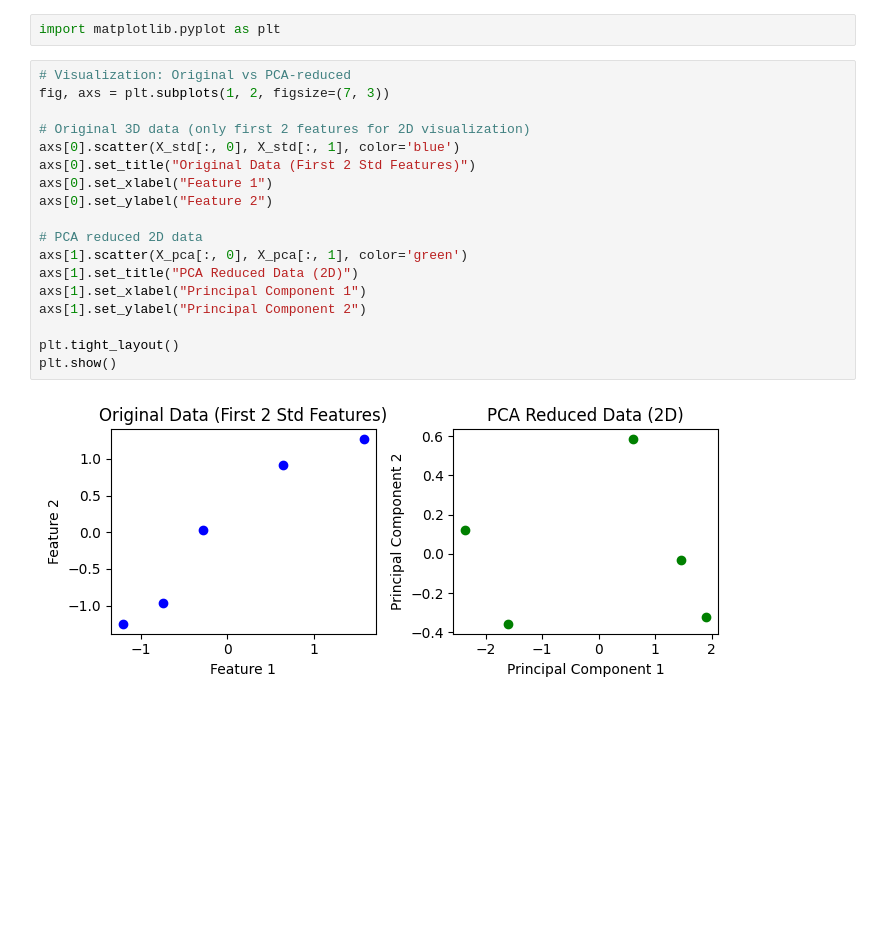
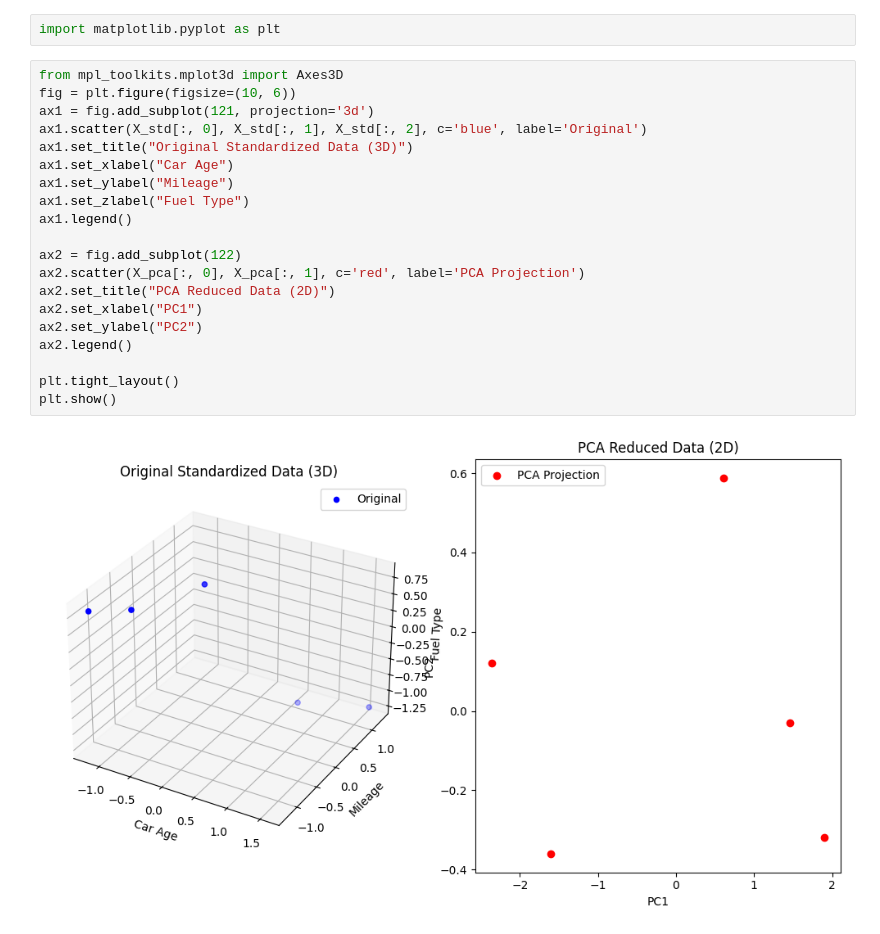
Before and after one commit to Aki-max-min/Car-Price-Prediction, a Jupyter notebook: pca.ipynb, the cells around one changed output. Cells and saved outputs as stored; diff of their text form; blank space fills up the shorter version.

```diff
--- a/pca.ipynb
+++ b/pca.ipynb
@@ -37,23 +37,25 @@ Reduced X (PCA):
  [ 0.60973371  0.58730873]]
 # %%
 import matplotlib.pyplot as plt
-# %%
-# Visualization: Original vs PCA-reduced
-fig, axs = plt.subplots(1, 2, figsize=(7, 3))
-
-# Original 3D data (only first 2 features for 2D visualization)
-axs[0].scatter(X_std[:, 0], X_std[:, 1], color='blue')
-axs[0].set_title("Original Data (First 2 Std Features)")
-axs[0].set_xlabel("Feature 1")
-axs[0].set_ylabel("Feature 2")
-
-# PCA reduced 2D data
-axs[1].scatter(X_pca[:, 0], X_pca[:, 1], color='green')
-axs[1].set_title("PCA Reduced Data (2D)")
-axs[1].set_xlabel("Principal Component 1")
-axs[1].set_ylabel("Principal Component 2")
-
-plt.tight_layout()
-plt.show()
-# %% [output]
-[figure, removed]
+# %%
+from mpl_toolkits.mplot3d import Axes3D
+fig = plt.figure(figsize=(10, 6))
+ax1 = fig.add_subplot(121, projection='3d')
+ax1.scatter(X_std[:, 0], X_std[:, 1], X_std[:, 2], c='blue', label='Original')
+ax1.set_title("Original Standardized Data (3D)")
+ax1.set_xlabel("Car Age")
+ax1.set_ylabel("Mileage")
+ax1.set_zlabel("Fuel Type")
+ax1.legend()
+
+ax2 = fig.add_subplot(122)
+ax2.scatter(X_pca[:, 0], X_pca[:, 1], c='red', label='PCA Projection')
+ax2.set_title("PCA Reduced Data (2D)")
+ax2.set_xlabel("PC1")
+ax2.set_ylabel("PC2")
+ax2.legend()
+
+plt.tight_layout()
+plt.show()
+# %% [output]
+[figure, added]
```
